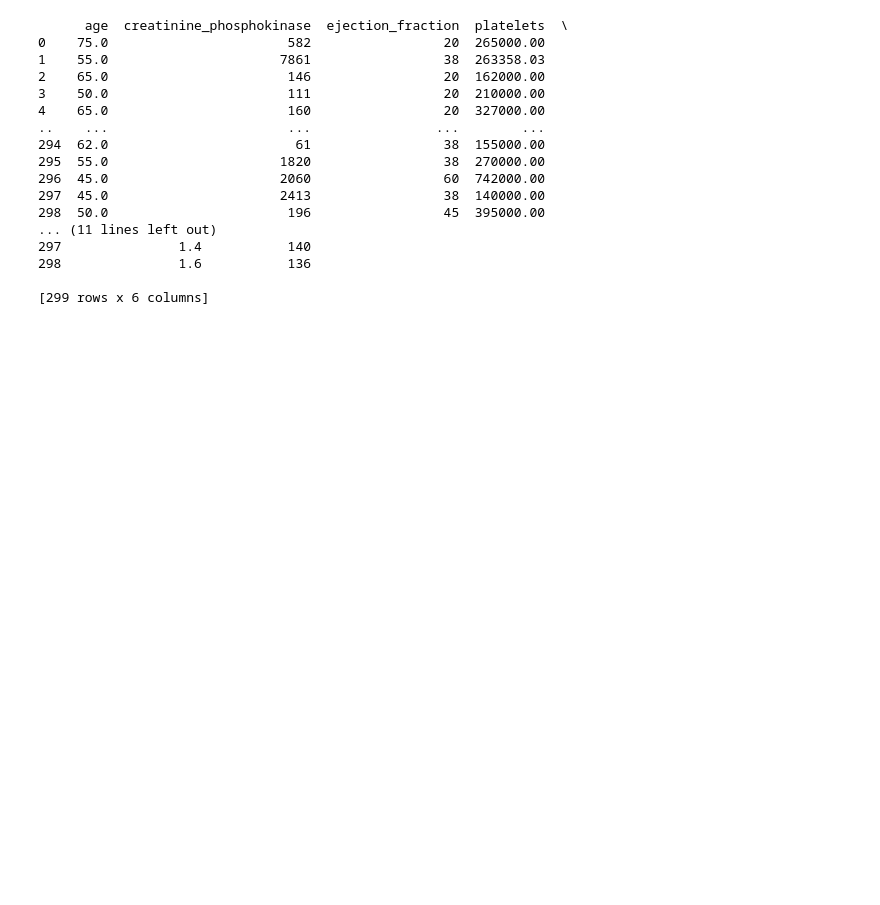
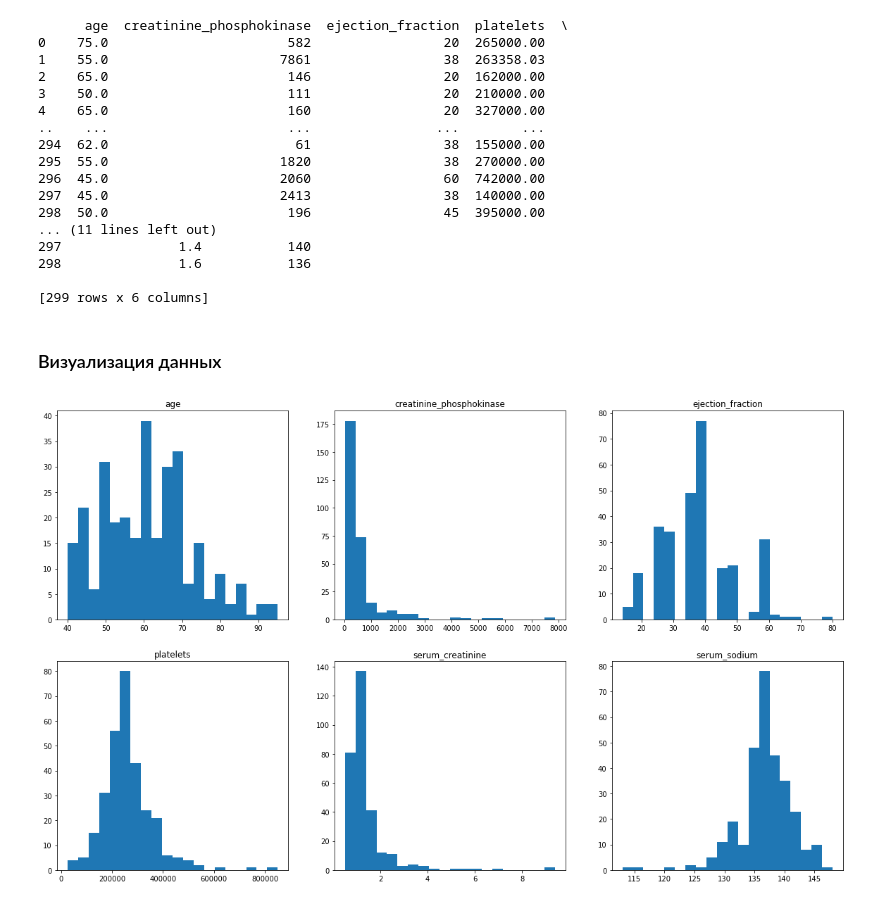
Before and after one commit to nevermore17/ML9383_VK, a Jupyter notebook: LAB/lab1/main.ipynb, the cells around one changed output. Saved outputs shown, nothing was run; the diff lists cells and outputs as text; code cells hidden in the pictures; blank space fills up the shorter version.

```diff
--- a/LAB/lab1/main.ipynb
+++ b/LAB/lab1/main.ipynb
@@ -28,3 +73,9 @@ print(df) #Вывод датафрейма с данными для лаб. ра
 298               1.6           136
 
 [299 rows x 6 columns]
+# %% [markdown]
+### Визуализация данных
+# %%
+plot_data_frame(df)
+# %% [output]
+[figure, added]
```
Also changed, not shown: parts of 36 cells of this notebook.
